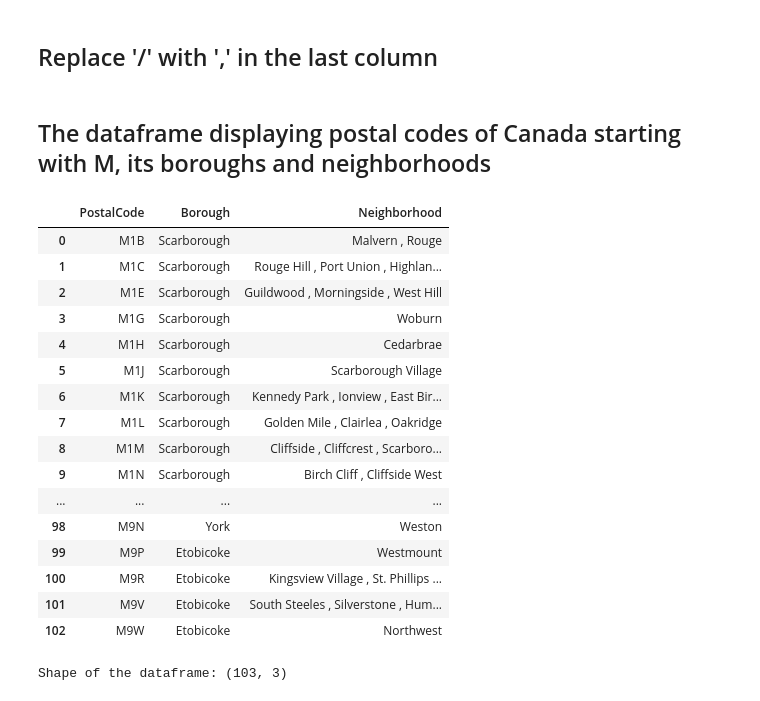
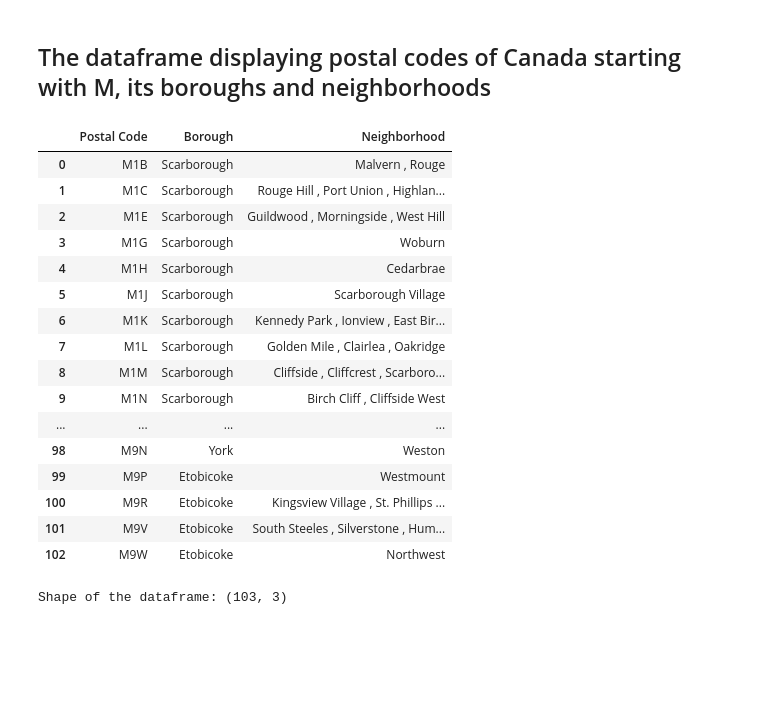
Before and after one commit to SR2000/Data-Science-Machine-Learning-in-Python, a Jupyter notebook: Segmenting and Clustering Neighborhoods in Toronto.ipynb, the cells around one changed output. Saved outputs shown, nothing was run; the diff lists cells and outputs as text; code cells hidden in the pictures; blank space fills up the shorter version.

```diff
--- a/Segmenting and Clustering Neighborhoods in Toronto.ipynb
+++ b/Segmenting and Clustering Neighborhoods in Toronto.ipynb
@@ -69,2 +81,0 @@ df.reset_index(inplace= True)
-# %% [markdown]
-## Replace '/' with ',' in the last column
@@ -73,25 +82,26 @@ df['Neighborhood']= df['Neighborhood'].apply(lambda x: x.replace('/', ','))
 # %% [markdown]
 ## The dataframe displaying postal codes of Canada starting with M, its boroughs and neighborhoods
-# %%
-df
-# %% [output]
-|  | PostalCode | Borough | Neighborhood |
-| 0 | M1B | Scarborough | Malvern , Rouge |
-| 1 | M1C | Scarborough | Rouge Hill , Port Union , Highlan... |
-| 2 | M1E | Scarborough | Guildwood , Morningside , West Hill |
-| 3 | M1G | Scarborough | Woburn |
-| 4 | M1H | Scarborough | Cedarbrae |
-| 5 | M1J | Scarborough | Scarborough Village |
-| 6 | M1K | Scarborough | Kennedy Park , Ionview , East Bir... |
-| 7 | M1L | Scarborough | Golden Mile , Clairlea , Oakridge |
-| 8 | M1M | Scarborough | Cliffside , Cliffcrest , Scarboro... |
-| 9 | M1N | Scarborough | Birch Cliff , Cliffside West |
-| ... | ... | ... | ... |
-| 98 | M9N | York | Weston |
-| 99 | M9P | Etobicoke | Westmount |
-| 100 | M9R | Etobicoke | Kingsview Village , St. Phillips ... |
-| 101 | M9V | Etobicoke | South Steeles , Silverstone , Hum... |
-| 102 | M9W | Etobicoke | Northwest |
+# %%
+pd.set_option('display.max_rows', 103)
+df
+# %% [output]
+|  | Postal Code | Borough | Neighborhood |
+| 0 | M1B | Scarborough | Malvern , Rouge |
+| 1 | M1C | Scarborough | Rouge Hill , Port Union , Highlan... |
+| 2 | M1E | Scarborough | Guildwood , Morningside , West Hill |
+| 3 | M1G | Scarborough | Woburn |
+| 4 | M1H | Scarborough | Cedarbrae |
+| 5 | M1J | Scarborough | Scarborough Village |
+| 6 | M1K | Scarborough | Kennedy Park , Ionview , East Bir... |
+| 7 | M1L | Scarborough | Golden Mile , Clairlea , Oakridge |
+| 8 | M1M | Scarborough | Cliffside , Cliffcrest , Scarboro... |
+| 9 | M1N | Scarborough | Birch Cliff , Cliffside West |
+| ... | ... | ... | ... |
+| 98 | M9N | York | Weston |
+| 99 | M9P | Etobicoke | Westmount |
+| 100 | M9R | Etobicoke | Kingsview Village , St. Phillips ... |
+| 101 | M9V | Etobicoke | South Steeles , Silverstone , Hum... |
+| 102 | M9W | Etobicoke | Northwest |
 # %%
 print('Shape of the dataframe:', df.shape)
 # %% [output]
```
Also changed, not shown: parts of 44 cells of this notebook.
